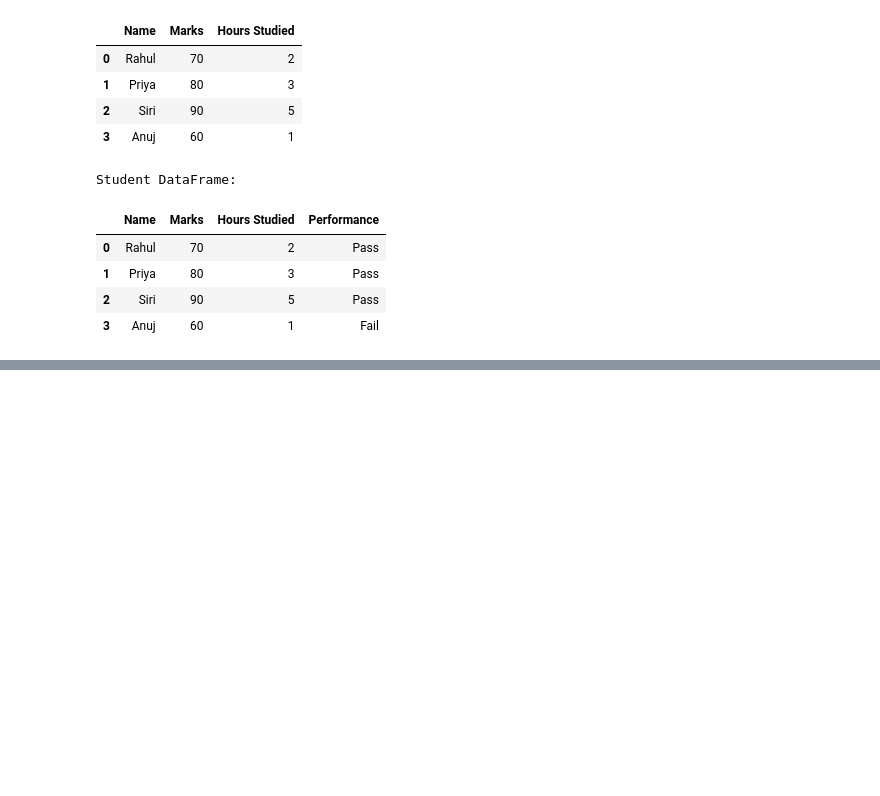
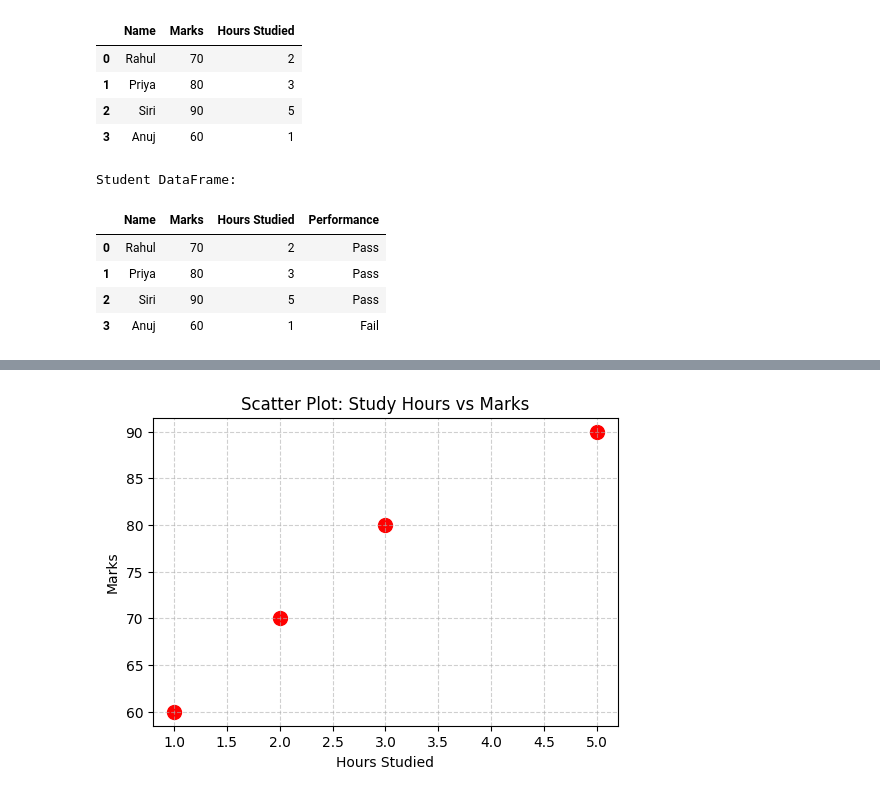
Before and after one commit to ashutoshkhad-15/AshutoshKhadse_Nucleusteq_Assignments, a Jupyter notebook: AshutoshKhadse_python_training/python_advance_2/assignment_7.ipynb, the cells around one changed output, grey strips where cells are left out. Drawn from its saved outputs; the diff is of its cells as text; code cells hidden in the pictures; blank space fills up the shorter version.

```diff
--- a/AshutoshKhadse_python_training/python_advance_2/assignment_7.ipynb
+++ b/AshutoshKhadse_python_training/python_advance_2/assignment_7.ipynb
@@ -32,0 +50,11 @@ Student DataFrame:
+# %%
+# Task 3b: Scatter Plot: Study vs Marks
+plt.figure(figsize=(6, 4))
+plt.scatter(df['Hours Studied'], df['Marks'], color='red', s=100)
+plt.title('Scatter Plot: Study Hours vs Marks')
+plt.xlabel('Hours Studied')
+plt.ylabel('Marks')
+plt.grid(True, linestyle='--', alpha=0.6)
+plt.show()
+# %% [output]
+[figure, added]
```
Also changed, not shown: parts of 2 cells of this notebook.
